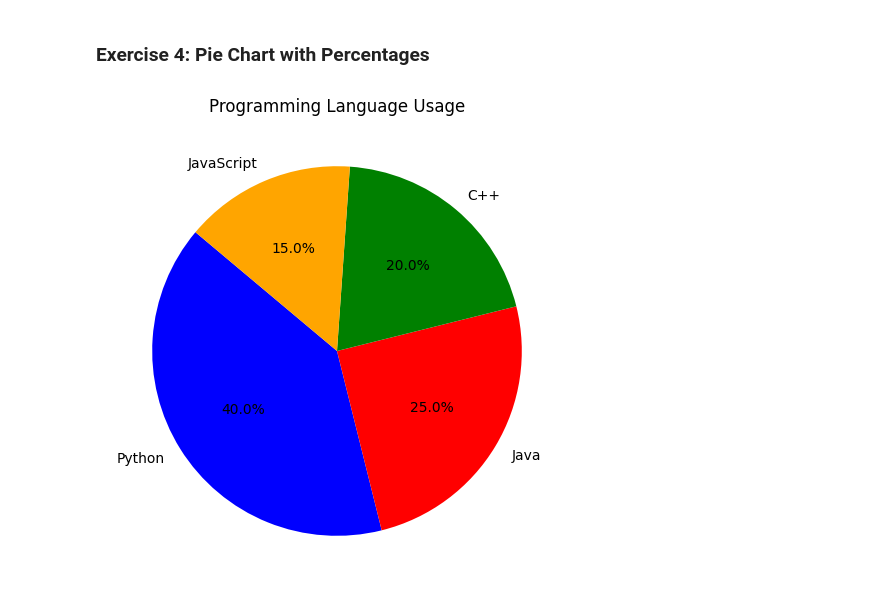
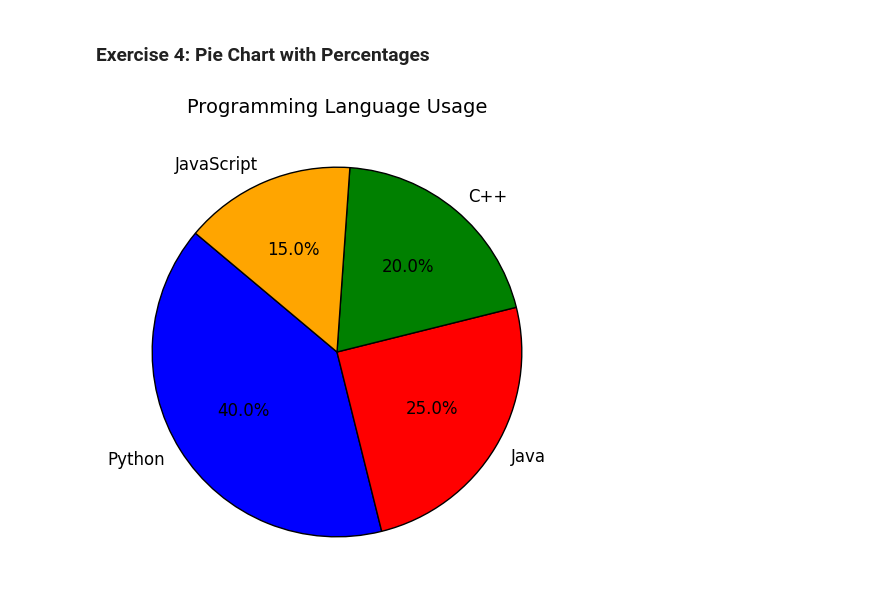
Before and after one commit to Chaithramk2003/python-jupyter-template, a Jupyter notebook: src/4-pie-chart.ipynb, the cells around one changed output. Saved outputs shown, nothing was run; the diff lists cells and outputs as text; code cells hidden in the pictures.

```diff
--- a/src/4-pie-chart.ipynb
+++ b/src/4-pie-chart.ipynb
@@ -3,18 +3,21 @@
 # %%
 # TASK: Create a pie chart with the following data: labels = ['Python', 'Java', 'C++', 'JavaScript'] and sizes = [40, 25, 20, 15].
 # Display the percentages on the chart using autopct.
 
 
 
 
 import matplotlib.pyplot as plt
+
 labels = ['Python', 'Java', 'C++', 'JavaScript']
 sizes = [40, 25, 20, 15]
 colors = ['blue', 'red', 'green', 'orange']
 
 plt.figure(figsize=(6, 6))
-plt.pie(sizes, labels=labels, colors=colors, autopct='%1.1f%%', startangle=140)
-plt.title("Programming Language Usage")
+plt.pie(sizes, labels=labels, colors=colors, autopct='%1.1f%%', startangle=140,
+        wedgeprops={'edgecolor': 'black'}, textprops={'fontsize': 12})
+
+plt.title("Programming Language Usage", fontsize=14)
 plt.show()
 # %% [output]
-[figure, old version]
+[figure, new version]
```
Also changed, not shown: 5 other files.
